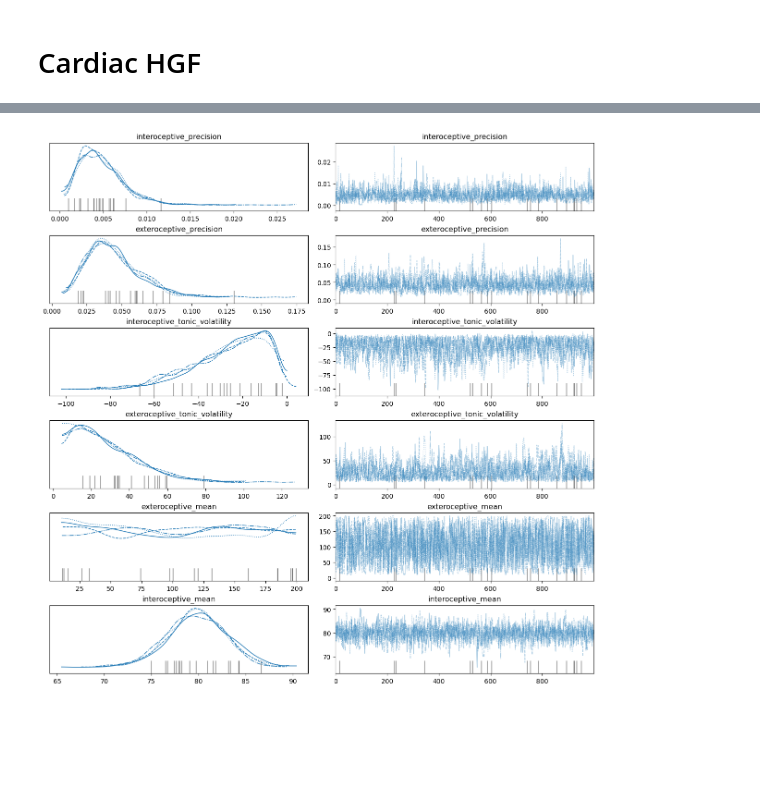
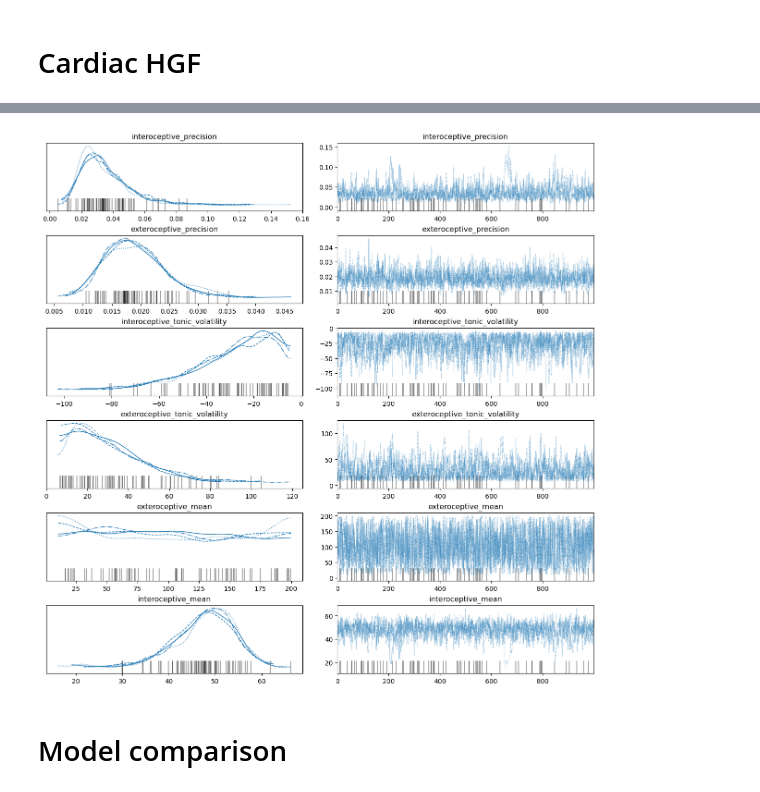
Before and after one commit to LegrandNico/ComputationalCardioception, a Jupyter notebook: code/notebooks/3.0-Models.ipynb, the cells around one changed output, grey strips where cells are left out. Drawn from its saved outputs; the diff is of its cells as text; code cells hidden in the pictures; blank space fills up the shorter version.

```diff
--- a/code/notebooks/3.0-Models.ipynb
+++ b/code/notebooks/3.0-Models.ipynb
@@ -27,5 +30,5 @@ plt.rcParams["figure.constrained_layout.use"] = True
 # %%
-participant_id = "sub-0019"
+participant_id = "sub-0038"
 session = 1
 # %%
 # load and filter the data -------------------------------------------------------------
@@ -200,5 +243,5 @@ np.float64(71.86875)
 # %%
-idata, model = sample_cardiac_hgf(
+idata_cardiac_hgf, model_cardiac_hgf = sample_cardiac_hgf(
     input_data_extero=input_data_extero,
     input_data_intero=input_data_intero,
     extero_decision=extero_decision,
@@ -216,14 +271,16 @@ There were 3 divergences after tuning. Increase `target_accept` or reparameteriz
 # %%
 az.plot_trace(
-    idata,
+    idata_cardiac_hgf,
     var_names=[
         "interoceptive_precision",
         "exteroceptive_precision",
         "interoceptive_tonic_volatility",
         "exteroceptive_tonic_volatility",
         "exteroceptive_mean",
         "interoceptive_mean",
     ],
 );
 # %% [output]
-[figure, old version]
+[figure, new version]
+# %% [markdown]
+# Model comparison
```
Also changed, not shown: parts of 14 cells of this notebook, 5 other files.
